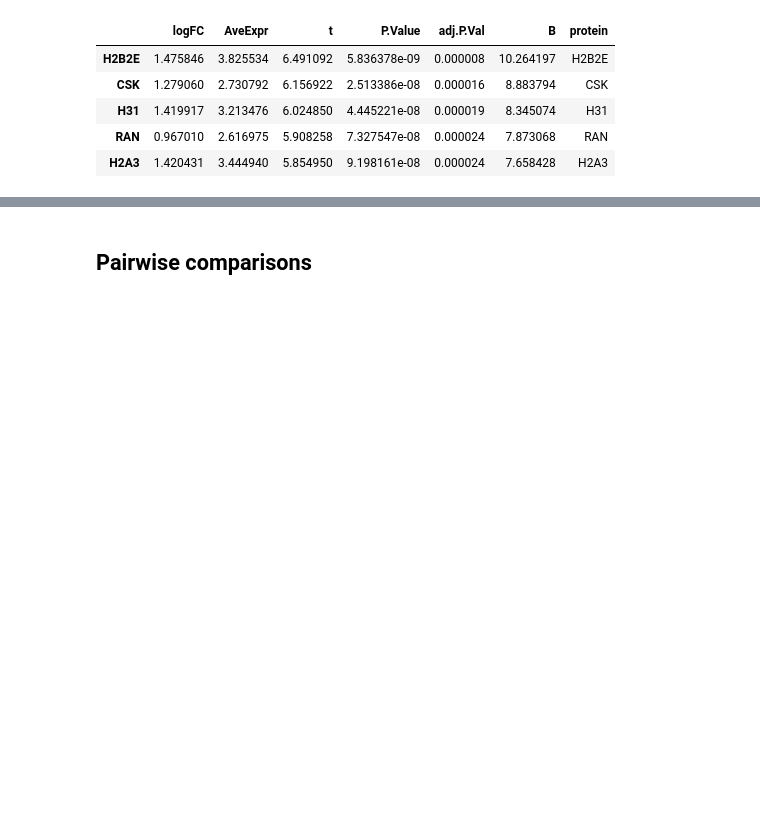
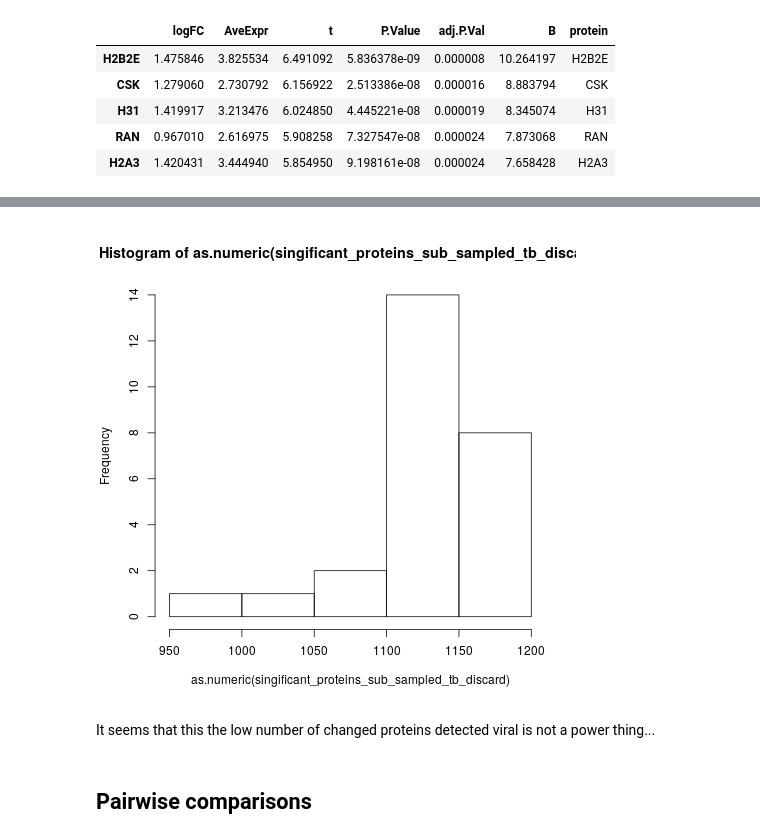
Before and after one commit to krassowski/meningitis-integration, a Jupyter notebook: analyses/protein_vs_clinical/Differential_levels.ipynb, the cells around one changed output, grey strips where cells are left out. Saved outputs shown, nothing was run; the diff lists cells and outputs as text; code cells hidden in the pictures; blank space fills up the shorter version.

```diff
--- a/analyses/protein_vs_clinical/Differential_levels.ipynb
+++ b/analyses/protein_vs_clinical/Differential_levels.ipynb
@@ -657,0 +686,6 @@ viral_all_proteins.head()
+# %%
+%%R
+list_of_columns = function(x) {
+    # CC-BY-3.0 Tommy, https://stackoverflow.com/a/6821395/6646912
+    lapply(seq_len(ncol(x)), function(i) x[,i])
+}
@@ -658,3 +741,16 @@ viral_all_proteins.head()
+# %%
+%%R
+singificant_proteins_sub_sampled_tb_discard = parallel::mclapply(
+    sample(patient_combinations, size=26, replace=F),
+    count_significant_genes_for,
+    condition='Tuberculosis',
+    discard_other_samples=T
+)
+hist(as.numeric(singificant_proteins_sub_sampled_tb_discard))
+# %% [output]
+[figure, added]
+# %% [markdown]
+It seems that this the low number of changed proteins detected viral is not a power thing...
 # %% [markdown]
 ## Pairwise comparisons
 # %% [markdown]
```
Also changed, not shown: parts of 21 cells of this notebook, 1 other file.
